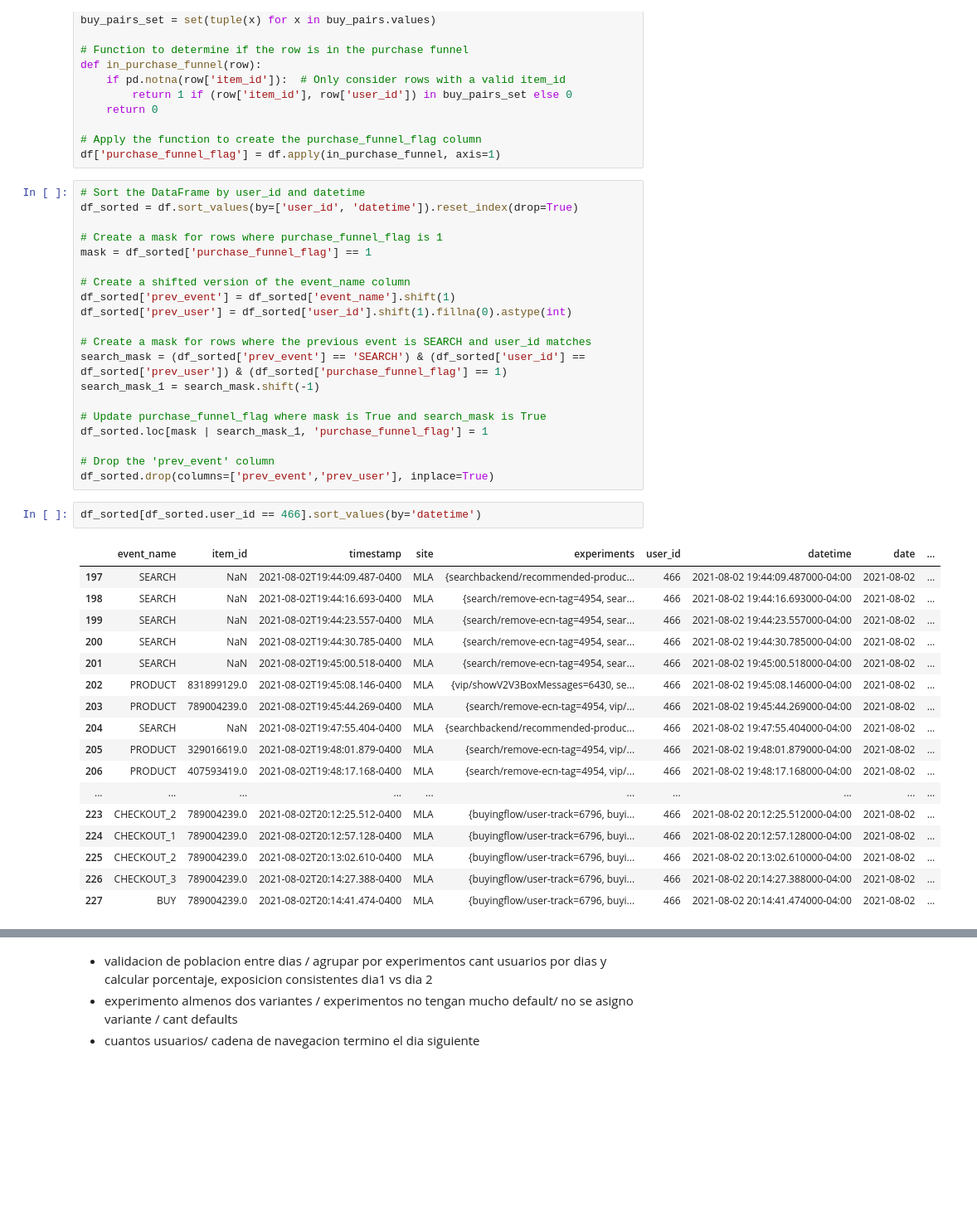
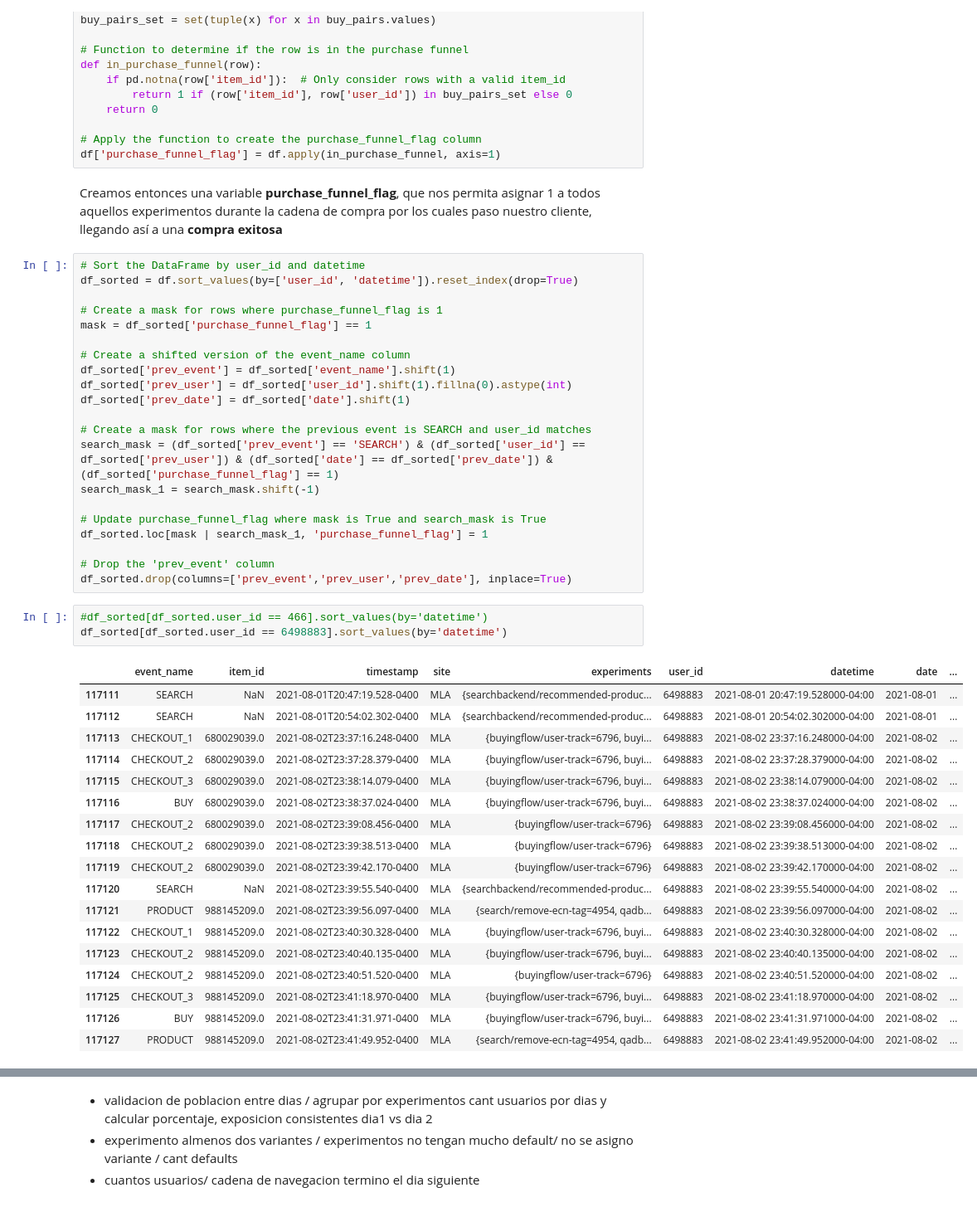
Before and after one commit to jmpaiba123/AB_Testing_Meli, a Jupyter notebook: jupyter_notebooks/AB_testing_meli.ipynb, the cells around one changed output, grey strips where cells are left out. Shown: that part at 83% size. Saved outputs shown, nothing was run; the diff lists cells and outputs as text; blank space fills up the shorter version.

```diff
--- a/jupyter_notebooks/AB_testing_meli.ipynb
+++ b/jupyter_notebooks/AB_testing_meli.ipynb
@@ -233,6 +248,8 @@ def in_purchase_funnel(row):
 
 # Apply the function to create the purchase_funnel_flag column
 df['purchase_funnel_flag'] = df.apply(in_purchase_funnel, axis=1)
+# %% [markdown]
+Creamos entonces una variable **purchase_funnel_flag**, que nos permita asignar 1 a todos aquellos experimentos durante la cadena de compra por los cuales paso nuestro cliente, llegando así a una **compra exitosa**
 # %%
 # Sort the DataFrame by user_id and datetime
 df_sorted = df.sort_values(by=['user_id', 'datetime']).reset_index(drop=True)
@@ -243,36 +260,39 @@ mask = df_sorted['purchase_funnel_flag'] == 1
 # Create a shifted version of the event_name column
 df_sorted['prev_event'] = df_sorted['event_name'].shift(1)
 df_sorted['prev_user'] = df_sorted['user_id'].shift(1).fillna(0).astype(int)
+df_sorted['prev_date'] = df_sorted['date'].shift(1)
 
 # Create a mask for rows where the previous event is SEARCH and user_id matches
-search_mask = (df_sorted['prev_event'] == 'SEARCH') & (df_sorted['user_id'] == df_sorted['prev_user']) & (df_sorted['purchase_funnel_flag'] == 1)
+search_mask = (df_sorted['prev_event'] == 'SEARCH') & (df_sorted['user_id'] == df_sorted['prev_user']) & (df_sorted['date'] == df_sorted['prev_date']) & (df_sorted['purchase_funnel_flag'] == 1)
 search_mask_1 = search_mask.shift(-1)
 
 # Update purchase_funnel_flag where mask is True and search_mask is True
 df_sorted.loc[mask | search_mask_1, 'purchase_funnel_flag'] = 1
 
 # Drop the 'prev_event' column
-df_sorted.drop(columns=['prev_event','prev_user'], inplace=True)
+df_sorted.drop(columns=['prev_event','prev_user','prev_date'], inplace=True)
 # %%
-df_sorted[df_sorted.user_id == 466].sort_values(by='datetime')
+#df_sorted[df_sorted.user_id == 466].sort_values(by='datetime')
+df_sorted[df_sorted.user_id == 6498883].sort_values(by='datetime')
 # %% [output]
 |  | event_name | item_id | timestamp | site | experiments | user_id | datetime | date | ... |
-| 197 | SEARCH | NaN | 2021-08-02T19:44:09.487-0400 | MLA | {searchbackend/recommended-produc... | 466 | 2021-08-02 19:44:09.487000-04:00 | 2021-08-02 | ... |
-| 198 | SEARCH | NaN | 2021-08-02T19:44:16.693-0400 | MLA | {search/remove-ecn-tag=4954, sear... | 466 | 2021-08-02 19:44:16.693000-04:00 | 2021-08-02 | ... |
-| 199 | SEARCH | NaN | 2021-08-02T19:44:23.557-0400 | MLA | {search/remove-ecn-tag=4954, sear... | 466 | 2021-08-02 19:44:23.557000-04:00 | 2021-08-02 | ... |
-| 200 | SEARCH | NaN | 2021-08-02T19:44:30.785-0400 | MLA | {search/remove-ecn-tag=4954, sear... | 466 | 2021-08-02 19:44:30.785000-04:00 | 2021-08-02 | ... |
-| 201 | SEARCH | NaN | 2021-08-02T19:45:00.518-0400 | MLA | {search/remove-ecn-tag=4954, sear... | 466 | 2021-08-02 19:45:00.518000-04:00 | 2021-08-02 | ... |
-| 202 | PRODUCT | 831899129.0 | 2021-08-02T19:45:08.146-0400 | MLA | {vip/showV2V3BoxMessages=6430, se... | 466 | 2021-08-02 19:45:08.146000-04:00 | 2021-08-02 | ... |
-| 203 | PRODUCT | 789004239.0 | 2021-08-02T19:45:44.269-0400 | MLA | {search/remove-ecn-tag=4954, vip/... | 466 | 2021-08-02 19:45:44.269000-04:00 | 2021-08-02 | ... |
-| 204 | SEARCH | NaN | 2021-08-02T19:47:55.404-0400 | MLA | {searchbackend/recommended-produc... | 466 | 2021-08-02 19:47:55.404000-04:00 | 2021-08-02 | ... |
-| 205 | PRODUCT | 329016619.0 | 2021-08-02T19:48:01.879-0400 | MLA | {search/remove-ecn-tag=4954, vip/... | 466 | 2021-08-02 19:48:01.879000-04:00 | 2021-08-02 | ... |
-| 206 | PRODUCT | 407593419.0 | 2021-08-02T19:48:17.168-0400 | MLA | {search/remove-ecn-tag=4954, vip/... | 466 | 2021-08-02 19:48:17.168000-04:00 | 2021-08-02 | ... |
-| ... | ... | ... | ... | ... | ... | ... | ... | ... | ... |
-| 223 | CHECKOUT_2 | 789004239.0 | 2021-08-02T20:12:25.512-0400 | MLA | {buyingflow/user-track=6796, buyi... | 466 | 2021-08-02 20:12:25.512000-04:00 | 2021-08-02 | ... |
-| 224 | CHECKOUT_1 | 789004239.0 | 2021-08-02T20:12:57.128-0400 | MLA | {buyingflow/user-track=6796, buyi... | 466 | 2021-08-02 20:12:57.128000-04:00 | 2021-08-02 | ... |
-| 225 | CHECKOUT_2 | 789004239.0 | 2021-08-02T20:13:02.610-0400 | MLA | {buyingflow/user-track=6796, buyi... | 466 | 2021-08-02 20:13:02.610000-04:00 | 2021-08-02 | ... |
-| 226 | CHECKOUT_3 | 789004239.0 | 2021-08-02T20:14:27.388-0400 | MLA | {buyingflow/user-track=6796, buyi... | 466 | 2021-08-02 20:14:27.388000-04:00 | 2021-08-02 | ... |
-| 227 | BUY | 789004239.0 | 2021-08-02T20:14:41.474-0400 | MLA | {buyingflow/user-track=6796, buyi... | 466 | 2021-08-02 20:14:41.474000-04:00 | 2021-08-02 | ... |
+| 117111 | SEARCH | NaN | 2021-08-01T20:47:19.528-0400 | MLA | {searchbackend/recommended-produc... | 6498883 | 2021-08-01 20:47:19.528000-04:00 | 2021-08-01 | ... |
+| 117112 | SEARCH | NaN | 2021-08-01T20:54:02.302-0400 | MLA | {searchbackend/recommended-produc... | 6498883 | 2021-08-01 20:54:02.302000-04:00 | 2021-08-01 | ... |
+| 117113 | CHECKOUT_1 | 680029039.0 | 2021-08-02T23:37:16.248-0400 | MLA | {buyingflow/user-track=6796, buyi... | 6498883 | 2021-08-02 23:37:16.248000-04:00 | 2021-08-02 | ... |
+| 117114 | CHECKOUT_2 | 680029039.0 | 2021-08-02T23:37:28.379-0400 | MLA | {buyingflow/user-track=6796, buyi... | 6498883 | 2021-08-02 23:37:28.379000-04:00 | 2021-08-02 | ... |
+| 117115 | CHECKOUT_3 | 680029039.0 | 2021-08-02T23:38:14.079-0400 | MLA | {buyingflow/user-track=6796, buyi... | 6498883 | 2021-08-02 23:38:14.079000-04:00 | 2021-08-02 | ... |
+| 117116 | BUY | 680029039.0 | 2021-08-02T23:38:37.024-0400 | MLA | {buyingflow/user-track=6796, buyi... | 6498883 | 2021-08-02 23:38:37.024000-04:00 | 2021-08-02 | ... |
+| 117117 | CHECKOUT_2 | 680029039.0 | 2021-08-02T23:39:08.456-0400 | MLA | {buyingflow/user-track=6796} | 6498883 | 2021-08-02 23:39:08.456000-04:00 | 2021-08-02 | ... |
+| 117118 | CHECKOUT_2 | 680029039.0 | 2021-08-02T23:39:38.513-0400 | MLA | {buyingflow/user-track=6796} | 6498883 | 2021-08-02 23:39:38.513000-04:00 | 2021-08-02 | ... |
+| 117119 | CHECKOUT_2 | 680029039.0 | 2021-08-02T23:39:42.170-0400 | MLA | {buyingflow/user-track=6796} | 6498883 | 2021-08-02 23:39:42.170000-04:00 | 2021-08-02 | ... |
+| 117120 | SEARCH | NaN | 2021-08-02T23:39:55.540-0400 | MLA | {searchbackend/recommended-produc... | 6498883 | 2021-08-02 23:39:55.540000-04:00 | 2021-08-02 | ... |
+| 117121 | PRODUCT | 988145209.0 | 2021-08-02T23:39:56.097-0400 | MLA | {search/remove-ecn-tag=4954, qadb... | 6498883 | 2021-08-02 23:39:56.097000-04:00 | 2021-08-02 | ... |
+| 117122 | CHECKOUT_1 | 988145209.0 | 2021-08-02T23:40:30.328-0400 | MLA | {buyingflow/user-track=6796, buyi... | 6498883 | 2021-08-02 23:40:30.328000-04:00 | 2021-08-02 | ... |
+| 117123 | CHECKOUT_2 | 988145209.0 | 2021-08-02T23:40:40.135-0400 | MLA | {buyingflow/user-track=6796, buyi... | 6498883 | 2021-08-02 23:40:40.135000-04:00 | 2021-08-02 | ... |
+| 117124 | CHECKOUT_2 | 988145209.0 | 2021-08-02T23:40:51.520-0400 | MLA | {buyingflow/user-track=6796} | 6498883 | 2021-08-02 23:40:51.520000-04:00 | 2021-08-02 | ... |
+| 117125 | CHECKOUT_3 | 988145209.0 | 2021-08-02T23:41:18.970-0400 | MLA | {buyingflow/user-track=6796, buyi... | 6498883 | 2021-08-02 23:41:18.970000-04:00 | 2021-08-02 | ... |
+| 117126 | BUY | 988145209.0 | 2021-08-02T23:41:31.971-0400 | MLA | {buyingflow/user-track=6796, buyi... | 6498883 | 2021-08-02 23:41:31.971000-04:00 | 2021-08-02 | ... |
+| 117127 | PRODUCT | 988145209.0 | 2021-08-02T23:41:49.952-0400 | MLA | {search/remove-ecn-tag=4954, qadb... | 6498883 | 2021-08-02 23:41:49.952000-04:00 | 2021-08-02 | ... |
 # %%
 print(df.purchase_funnel_flag.value_counts())
 print(df_sorted.purchase_funnel_flag.value_counts())
```
Also changed, not shown: parts of 26 cells of this notebook, 2 other files.
